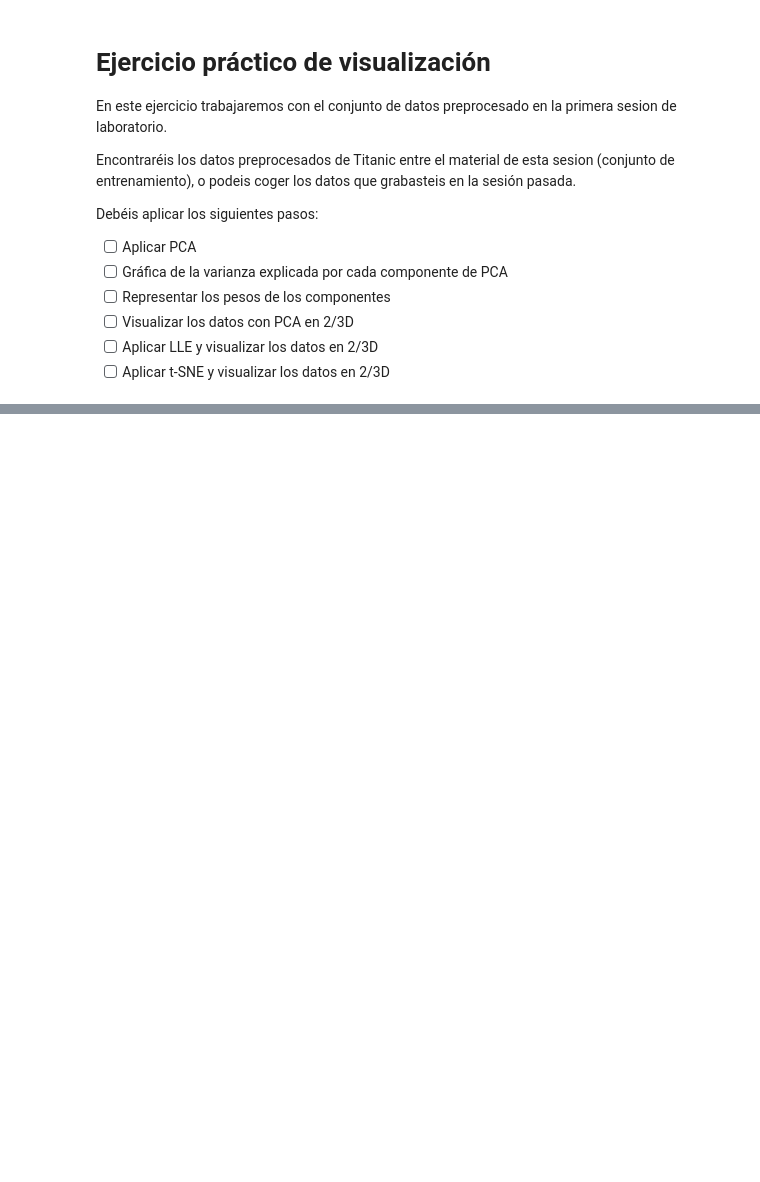
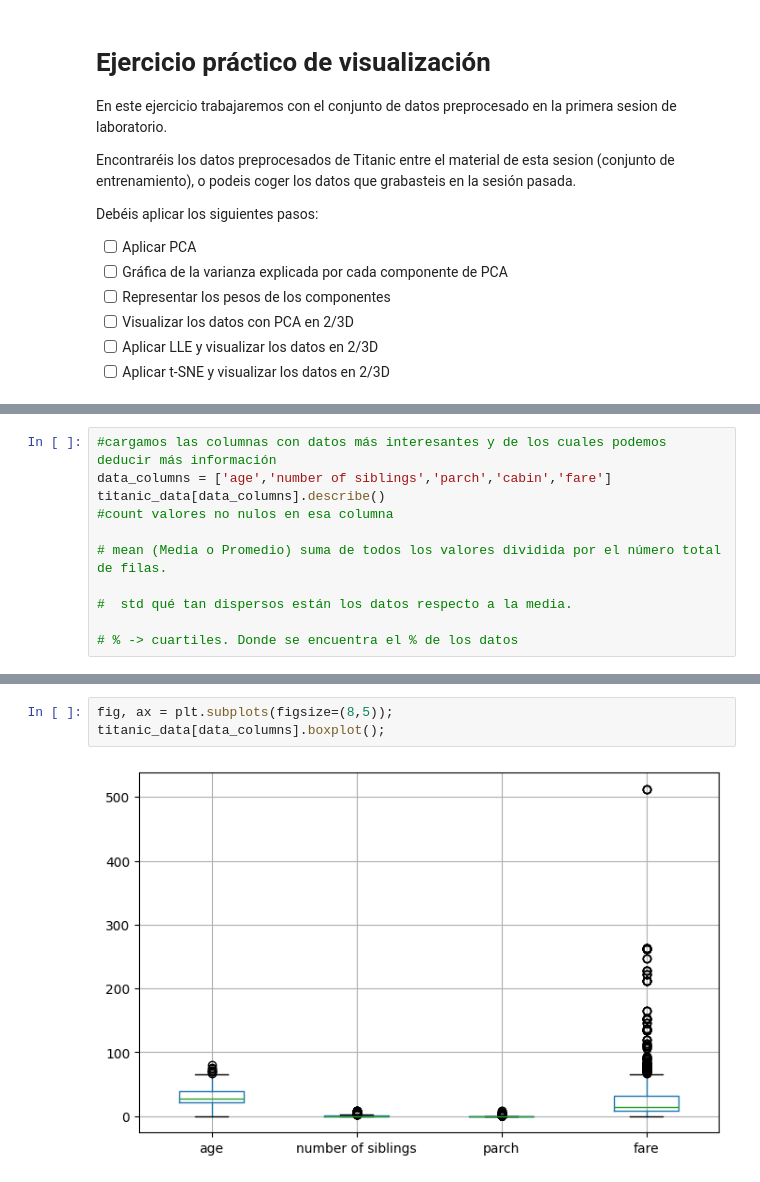
Before and after one commit to NicoRuedaA/dimensionality-reduction-lab, a Jupyter notebook: LAB2_ejercicio.ipynb, the cells around one changed output, grey strips where cells are left out. Cells and saved outputs as stored; diff of their text form; blank space fills up the shorter version.

```diff
--- a/LAB2_ejercicio.ipynb
+++ b/LAB2_ejercicio.ipynb
@@ -49,0 +157,11 @@ Debéis aplicar los siguientes pasos:
+# %%
+#cargamos las columnas con datos más interesantes y de los cuales podemos deducir más información
+data_columns = ['age','number of siblings','parch','cabin','fare']
+titanic_data[data_columns].describe()
+#count valores no nulos en esa columna
+
+# mean (Media o Promedio) suma de todos los valores dividida por el número total de filas.
+
+#  std qué tan dispersos están los datos respecto a la media.
+
+# % -> cuartiles. Donde se encuentra el % de los datos
@@ -49,0 +178,5 @@ Debéis aplicar los siguientes pasos:
+# %%
+fig, ax = plt.subplots(figsize=(8,5));
+titanic_data[data_columns].boxplot();
+# %% [output]
+[figure, added]
```
Also changed, not shown: parts of 18 cells of this notebook.
